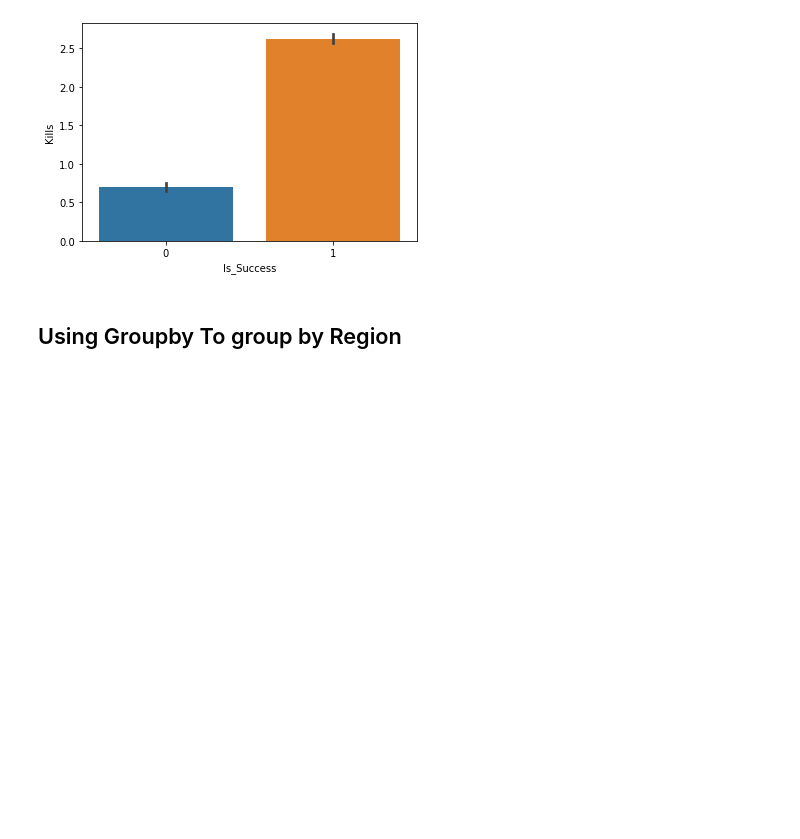
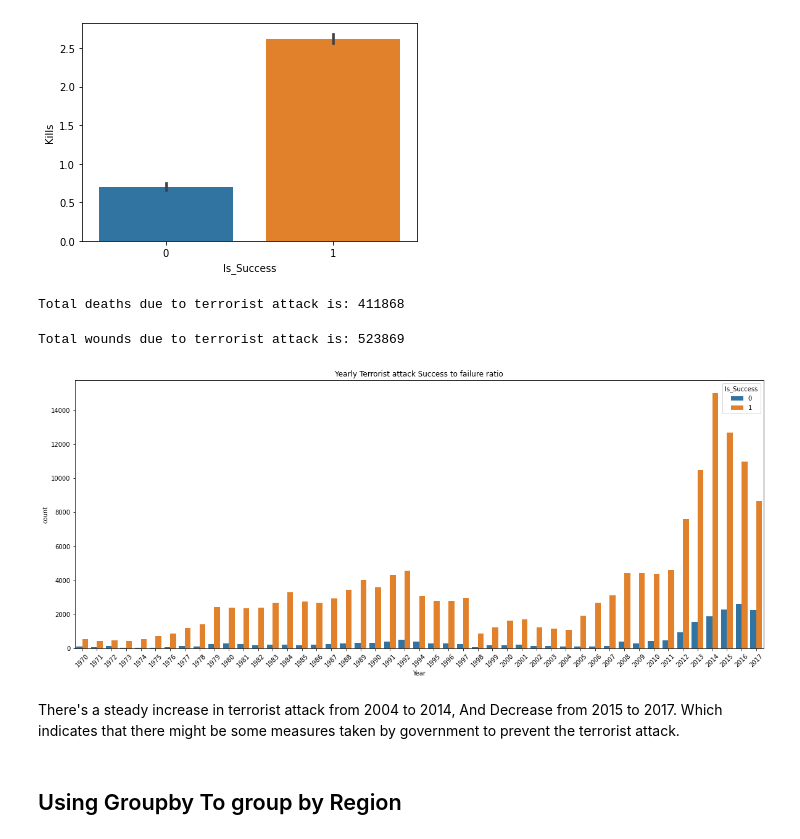
Before and after one commit to Sandeep2111/Global_Terrorism_Analysis, a Jupyter notebook: Global_Terrorism_Analysis_Capstone_Project.ipynb, the cells around one changed output. Drawn from its saved outputs; the diff is of its cells as text; code cells hidden in the pictures; blank space fills up the shorter version.

```diff
--- a/Global_Terrorism_Analysis_Capstone_Project.ipynb
+++ b/Global_Terrorism_Analysis_Capstone_Project.ipynb
@@ -366,6 +399,28 @@ sns.barplot(y=terrorist_data['Kills'],x=terrorist_data['Is_Success'])
 # %% [output]
 <matplotlib.axes._subplots.AxesSubplot at 0x...>
 [figure]
+# %%
+# Total Deaths
+total_deaths = terrorist_data['Kills'].sum()
+print(f'Total deaths due to terrorist attack is: {int(total_deaths)}')
+# %% [output]
+Total deaths due to terrorist attack is: 411868
+# %%
+# Total Wounds
+total_wounds = terrorist_data['Wounded'].sum()
+print(f'Total wounds due to terrorist attack is: {int(total_wounds)}')
+# %% [output]
+Total wounds due to terrorist attack is: 523869
+# %%
+plt.figure(figsize=(20,8))
+plt.title('Yearly Terrorist attack Success to failure ratio')
+sns.countplot(hue=terrorist_data['Is_Success'],x=terrorist_data['Year'])
+plt.xticks(rotation=45)
+plt.show()
+# %% [output]
+[figure, added]
+# %% [markdown]
+There's a steady increase in terrorist attack from 2004 to 2014, And Decrease from 2015 to 2017. Which indicates that there might be some measures taken by government to prevent the terrorist attack.
 # %% [markdown]
 ## Using Groupby To group by Region
 # %%
```
Also changed, not shown: parts of 21 cells of this notebook.
